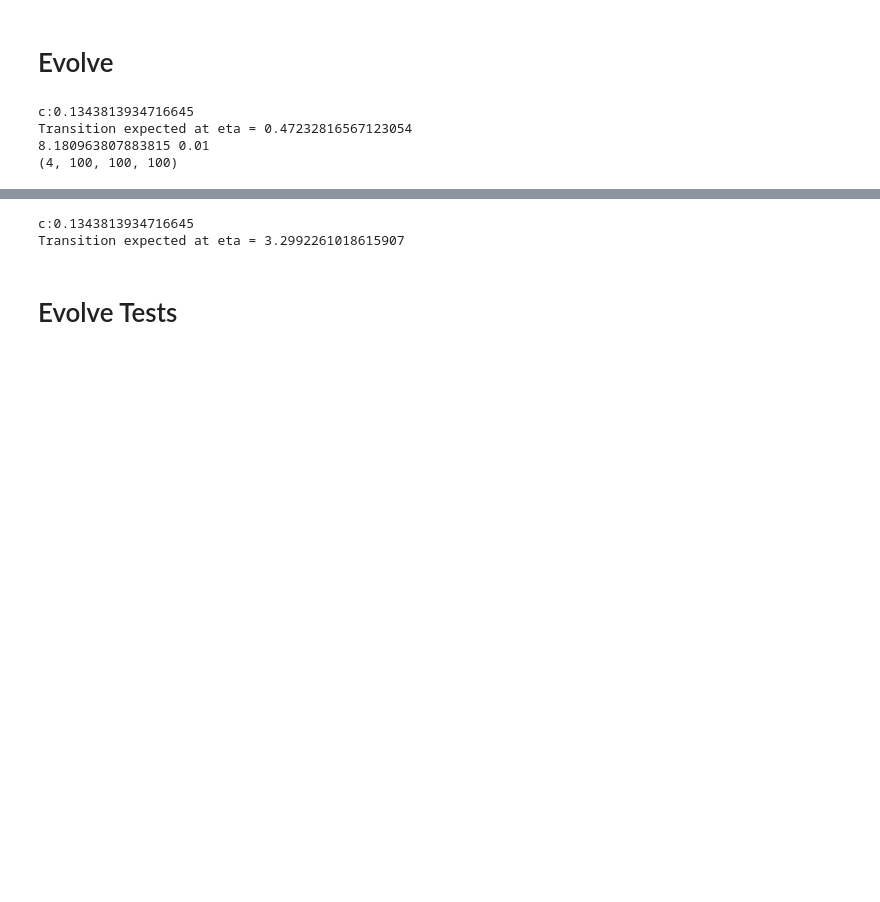
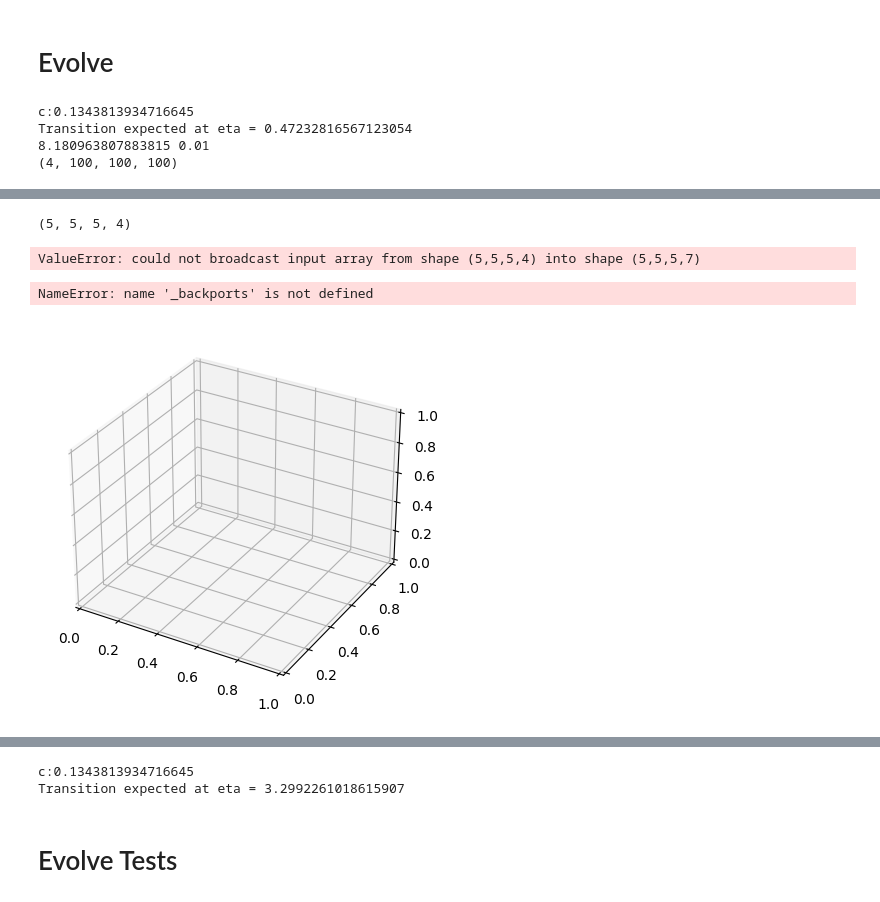
Before and after one commit to joshuazlin/axion_cosmo, a Jupyter notebook: notebooks/scrap.ipynb, the cells around one changed output, grey strips where cells are left out. Drawn from its saved outputs; the diff is of its cells as text; code cells hidden in the pictures; blank space fills up the shorter version.

```diff
--- a/notebooks/scrap.ipynb
+++ b/notebooks/scrap.ipynb
@@ -288,0 +592,22 @@ plt.axhline(1)
+# %%
+fc.shape
+# %% [output]
+(5, 5, 5, 4)
+# %%
+patch_matplotlib_iface(fc)
+# %% [output]
+ValueError: could not broadcast input array from shape (5,5,5,4) into shape (5,5,5,7)
+# %%
+size = 5
+ax = plt.figure().add_subplot(projection='3d')
+fc = np.zeros((size,size,size,4))
+fc[:,:,:,0] = 1
+fc[0,1,1,3] = 1
+ax.voxels = types.MethodType(voxels, ax)
+ax.voxels(np.ones(shape=((size,size,size)),dtype=bool),
+          edgecolors=(1,0,0,0),
+          facecolors=fc)
+plt.show()
+# %% [output]
+NameError: name '_backports' is not defined
+[figure, added]
```
Also changed, not shown: parts of 22 cells of this notebook, 3 other files.
